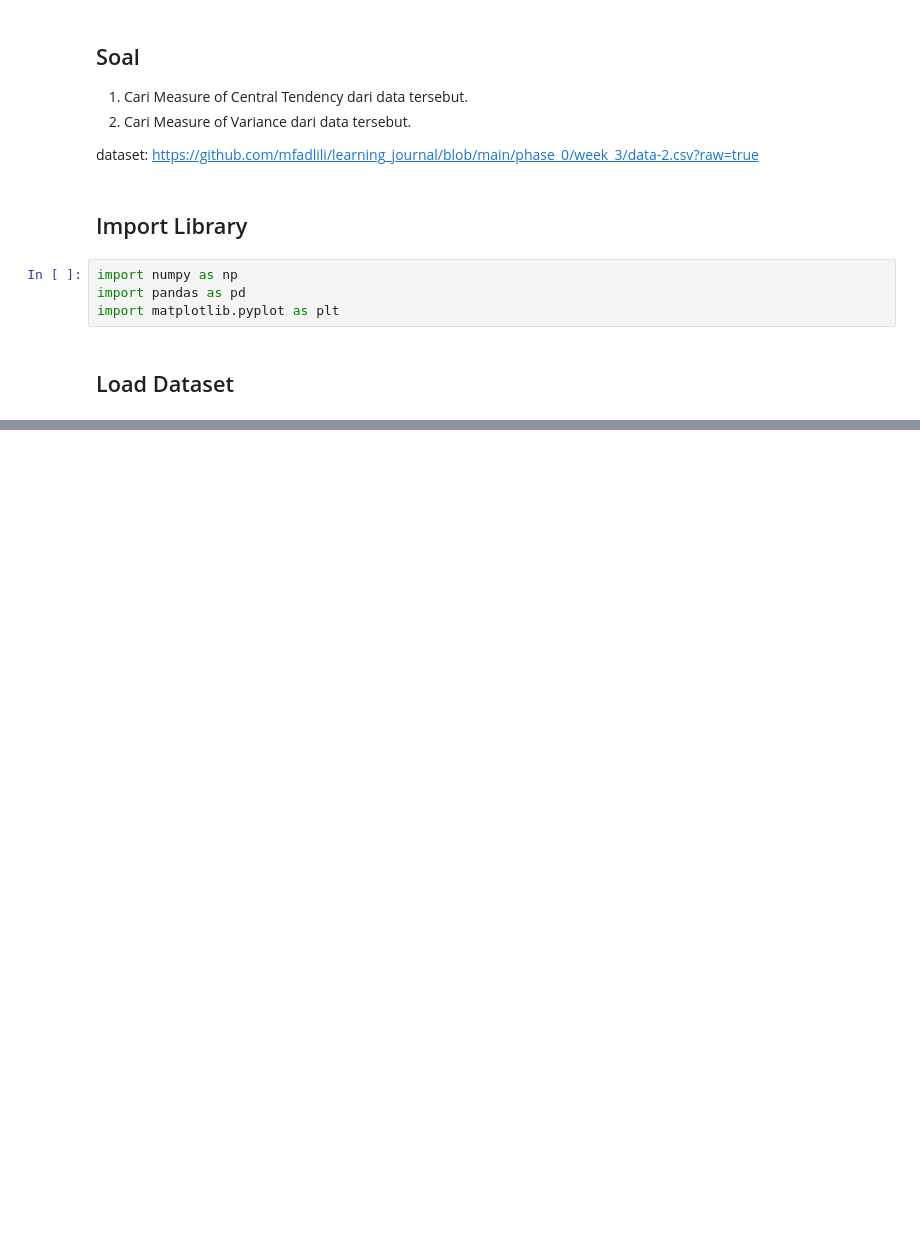
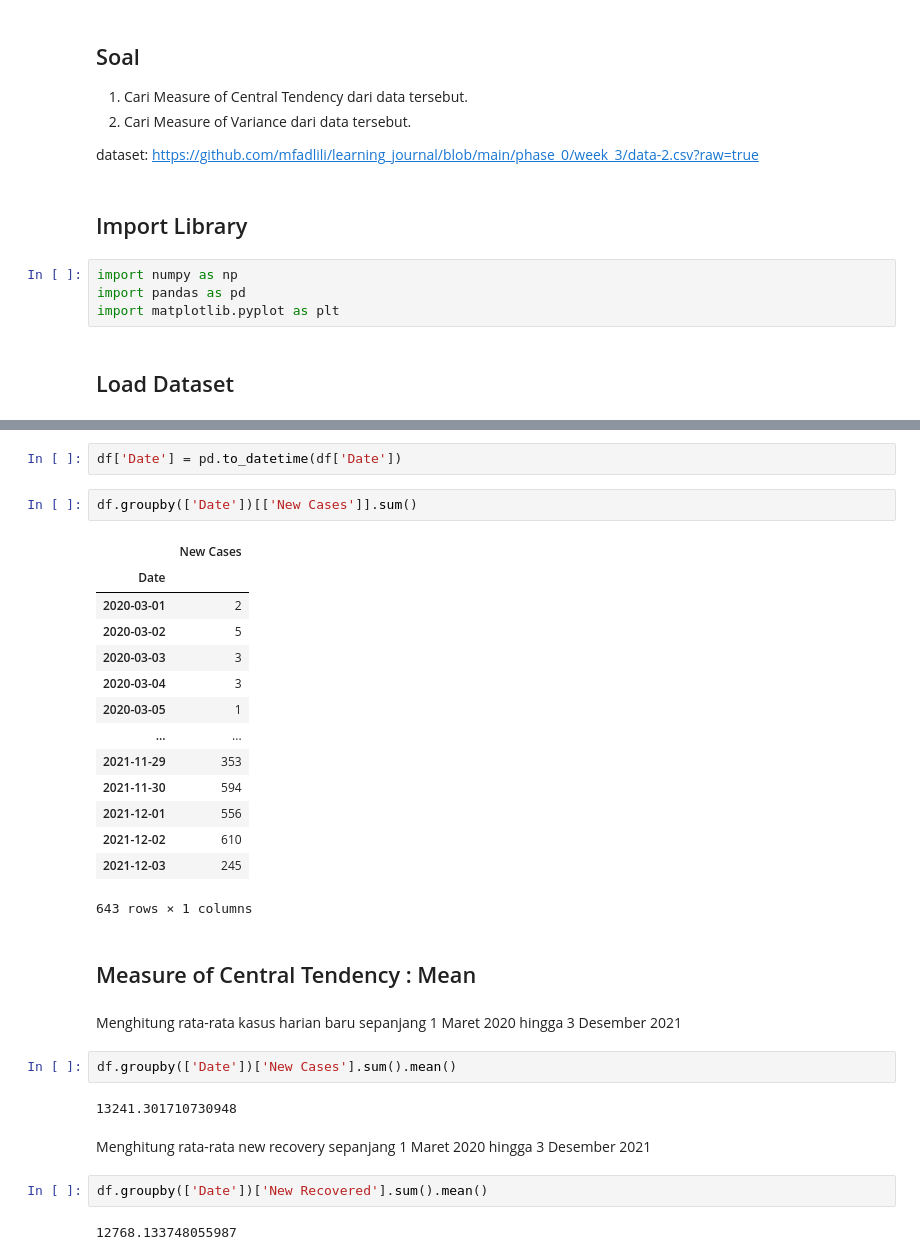
Before and after one commit to mfadlili/learning_journal, a Jupyter notebook: phase_0/week_3/h8dsft_Descriptive.ipynb, the cells around one changed output, grey strips where cells are left out. Drawn from its saved outputs; the diff is of its cells as text; blank space fills up the shorter version.

```diff
--- a/phase_0/week_3/h8dsft_Descriptive.ipynb
+++ b/phase_0/week_3/h8dsft_Descriptive.ipynb
@@ -29,0 +88,33 @@ df.head()
+# %%
+df['Date'] = pd.to_datetime(df['Date'])
+# %%
+df.groupby(['Date'])[['New Cases']].sum()
+# %% [output]
+|  | New Cases |
+| Date |  |
+| 2020-03-01 | 2 |
+| 2020-03-02 | 5 |
+| 2020-03-03 | 3 |
+| 2020-03-04 | 3 |
+| 2020-03-05 | 1 |
+| ... | ... |
+| 2021-11-29 | 353 |
+| 2021-11-30 | 594 |
+| 2021-12-01 | 556 |
+| 2021-12-02 | 610 |
+| 2021-12-03 | 245 |
+643 rows × 1 columns
+# %% [markdown]
+## Measure of Central Tendency : Mean
+# %% [markdown]
+Menghitung rata-rata kasus harian baru sepanjang 1 Maret 2020 hingga 3 Desember 2021
+# %%
+df.groupby(['Date'])['New Cases'].sum().mean()
+# %% [output]
+13241.301710730948
+# %% [markdown]
+Menghitung rata-rata new recovery sepanjang 1 Maret 2020 hingga 3 Desember 2021
+# %%
+df.groupby(['Date'])['New Recovered'].sum().mean()
+# %% [output]
+12768.133748055987
```
Also changed, not shown: parts of 30 cells of this notebook.
